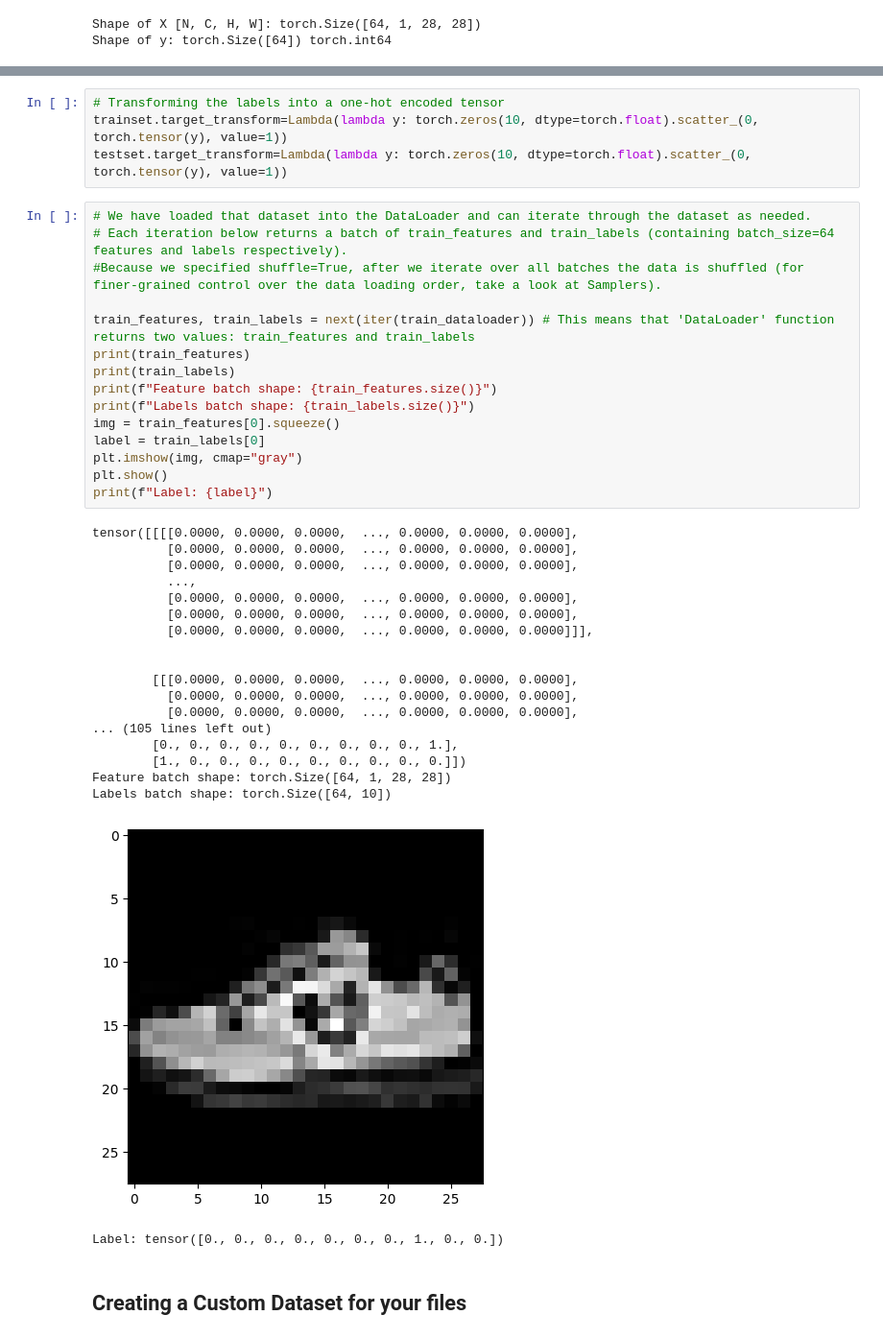
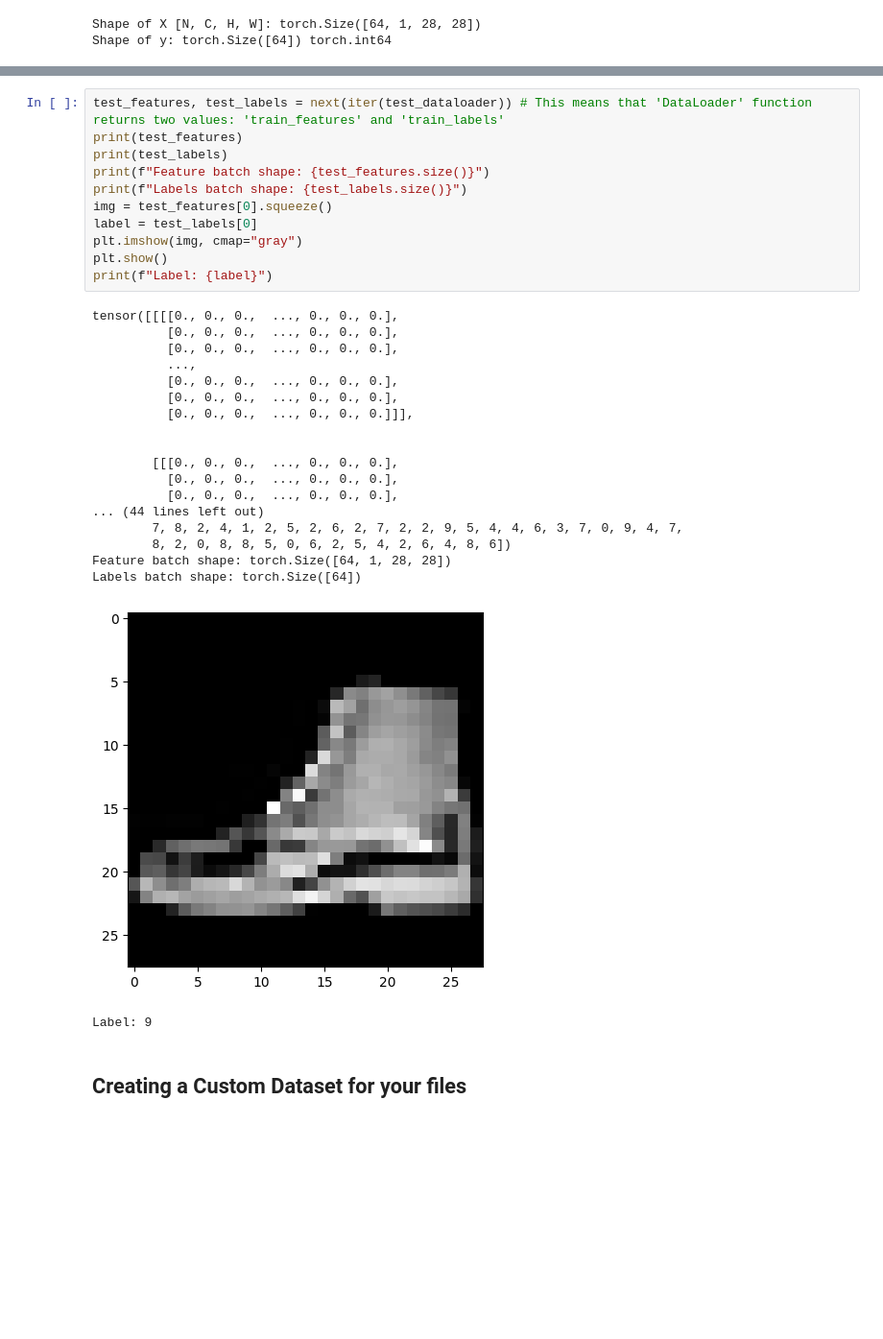
Before and after one commit to rsaran-BioAI/AGILE, a Jupyter notebook: FashionMNIST_Classifier.ipynb, the cells around one changed output, grey strips where cells are left out. Shown at 96% size. Saved outputs shown, nothing was run; the diff lists cells and outputs as text; blank space fills up the shorter version.

```diff
--- a/FashionMNIST_Classifier.ipynb
+++ b/FashionMNIST_Classifier.ipynb
@@ -143,43 +149,35 @@ Labels batch shape: torch.Size([64])
 Label: 2
-# %%
-# Transforming the labels into a one-hot encoded tensor
-trainset.target_transform=Lambda(lambda y: torch.zeros(10, dtype=torch.float).scatter_(0, torch.tensor(y), value=1))
-testset.target_transform=Lambda(lambda y: torch.zeros(10, dtype=torch.float).scatter_(0, torch.tensor(y), value=1))
 # %%
-# We have loaded that dataset into the DataLoader and can iterate through the dataset as needed.
-# Each iteration below returns a batch of train_features and train_labels (containing batch_size=64 features and labels respectively).
-#Because we specified shuffle=True, after we iterate over all batches the data is shuffled (for finer-grained control over the data loading order, take a look at Samplers).
-
-train_features, train_labels = next(iter(train_dataloader)) # This means that 'DataLoader' function returns two values: train_features and train_labels
-print(train_features)
-print(train_labels)
-print(f"Feature batch shape: {train_features.size()}")
-print(f"Labels batch shape: {train_labels.size()}")
-img = train_features[0].squeeze()
-label = train_labels[0]
+test_features, test_labels = next(iter(test_dataloader)) # This means that 'DataLoader' function returns two values: 'train_features' and 'train_labels'
+print(test_features)
+print(test_labels)
+print(f"Feature batch shape: {test_features.size()}")
+print(f"Labels batch shape: {test_labels.size()}")
+img = test_features[0].squeeze()
+label = test_labels[0]
 plt.imshow(img, cmap="gray")
 plt.show()
 print(f"Label: {label}")
 # %% [output]
-tensor([[[[0.0000, 0.0000, 0.0000,  ..., 0.0000, 0.0000, 0.0000],
-          [0.0000, 0.0000, 0.0000,  ..., 0.0000, 0.0000, 0.0000],
-          [0.0000, 0.0000, 0.0000,  ..., 0.0000, 0.0000, 0.0000],
+tensor([[[[0., 0., 0.,  ..., 0., 0., 0.],
+          [0., 0., 0.,  ..., 0., 0., 0.],
+          [0., 0., 0.,  ..., 0., 0., 0.],
           ...,
-          [0.0000, 0.0000, 0.0000,  ..., 0.0000, 0.0000, 0.0000],
-          [0.0000, 0.0000, 0.0000,  ..., 0.0000, 0.0000, 0.0000],
-          [0.0000, 0.0000, 0.0000,  ..., 0.0000, 0.0000, 0.0000]]],
+          [0., 0., 0.,  ..., 0., 0., 0.],
+          [0., 0., 0.,  ..., 0., 0., 0.],
+          [0., 0., 0.,  ..., 0., 0., 0.]]],
 
 
-        [[[0.0000, 0.0000, 0.0000,  ..., 0.0000, 0.0000, 0.0000],
-          [0.0000, 0.0000, 0.0000,  ..., 0.0000, 0.0000, 0.0000],
-          [0.0000, 0.0000, 0.0000,  ..., 0.0000, 0.0000, 0.0000],
-... (105 lines left out)
-        [0., 0., 0., 0., 0., 0., 0., 0., 0., 1.],
-        [1., 0., 0., 0., 0., 0., 0., 0., 0., 0.]])
+        [[[0., 0., 0.,  ..., 0., 0., 0.],
+          [0., 0., 0.,  ..., 0., 0., 0.],
+          [0., 0., 0.,  ..., 0., 0., 0.],
+... (44 lines left out)
+        7, 8, 2, 4, 1, 2, 5, 2, 6, 2, 7, 2, 2, 9, 5, 4, 4, 6, 3, 7, 0, 9, 4, 7,
+        8, 2, 0, 8, 8, 5, 0, 6, 2, 5, 4, 2, 6, 4, 8, 6])
 Feature batch shape: torch.Size([64, 1, 28, 28])
-Labels batch shape: torch.Size([64, 10])
+Labels batch shape: torch.Size([64])
-[figure, old version]
+[figure, new version]
-Label: tensor([0., 0., 0., 0., 0., 0., 0., 1., 0., 0.])
+Label: 9
 # %% [markdown]
 ## Creating a Custom Dataset for your files
 # %%
```
Also changed, not shown: parts of 26 cells of this notebook.
